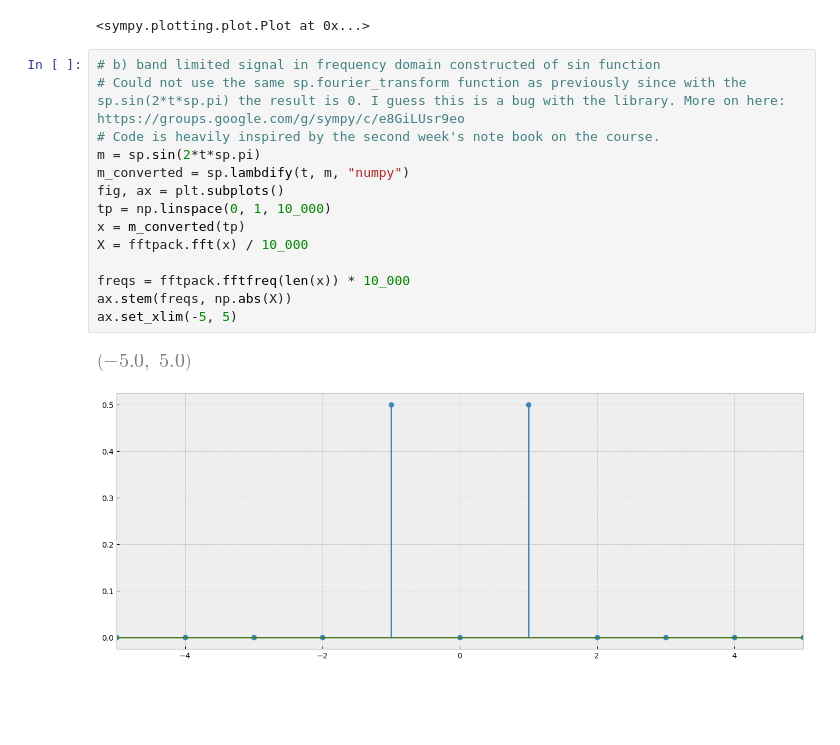
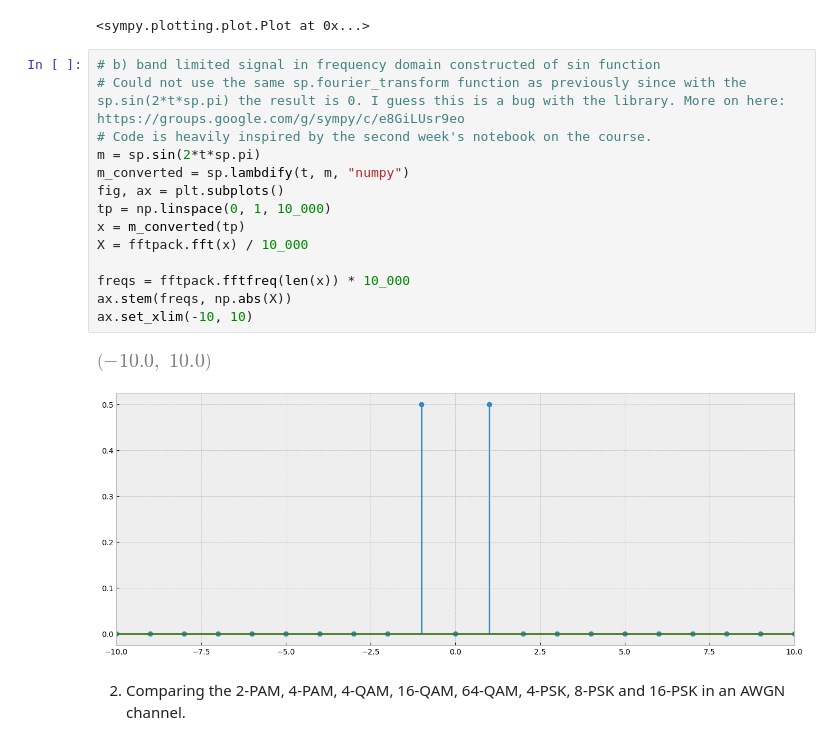
Before and after one commit to ViliRaunola/Wireless-Communication-Systems, a Jupyter notebook: FinalWork/finalwork_part3.ipynb, the cells around one changed output. Saved outputs shown, nothing was run; the diff lists cells and outputs as text; blank space fills up the shorter version.

```diff
--- a/FinalWork/finalwork_part3.ipynb
+++ b/FinalWork/finalwork_part3.ipynb
@@ -57,17 +66,19 @@ sp.plot(sp.sin(2*t*sp.pi), (t, -3, 3))
 # %%
 # b) band limited signal in frequency domain constructed of sin function
 # Could not use the same sp.fourier_transform function as previously since with the sp.sin(2*t*sp.pi) the result is 0. I guess this is a bug with the library. More on here: https://groups.google.com/g/sympy/c/e8GiLUsr9eo
-# Code is heavily inspired by the second week's note book on the course.
+# Code is heavily inspired by the second week's notebook on the course.
 m = sp.sin(2*t*sp.pi)
 m_converted = sp.lambdify(t, m, "numpy")
 fig, ax = plt.subplots()
 tp = np.linspace(0, 1, 10_000)
 x = m_converted(tp)
 X = fftpack.fft(x) / 10_000
 
 freqs = fftpack.fftfreq(len(x)) * 10_000
 ax.stem(freqs, np.abs(X))
-ax.set_xlim(-5, 5)
+ax.set_xlim(-10, 10)
 # %% [output]
-[figure, old version]
+[figure, new version]
-[figure, old version]
+[figure, new version]
+# %% [markdown]
+2. Comparing the 2-PAM, 4-PAM, 4-QAM, 16-QAM, 64-QAM, 4-PSK, 8-PSK and 16-PSK in an AWGN channel.
```
Also changed, not shown: parts of 23 cells of this notebook.
